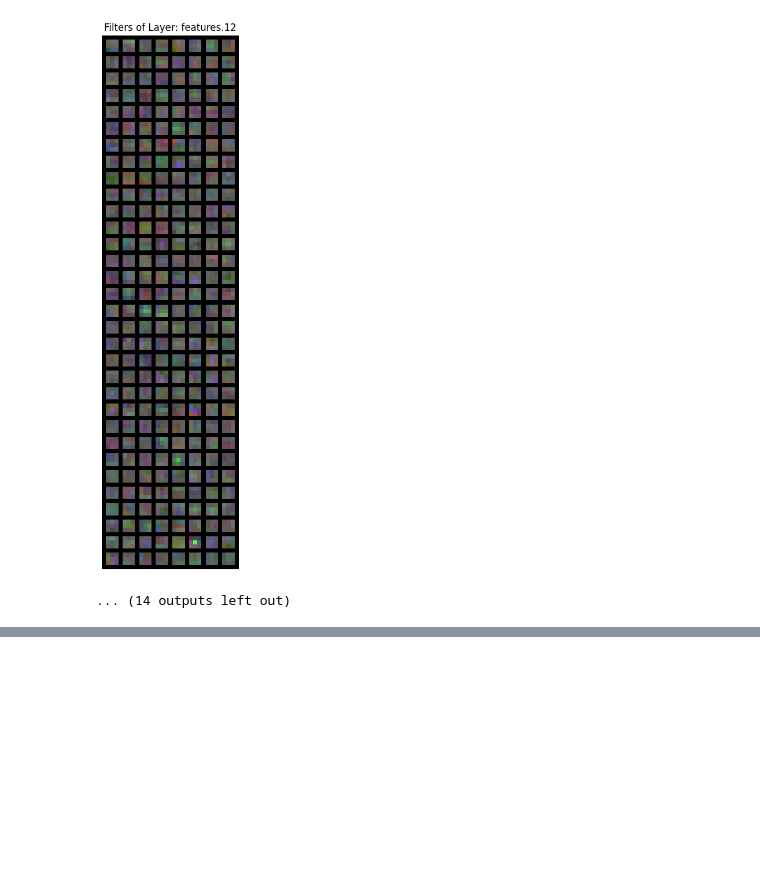
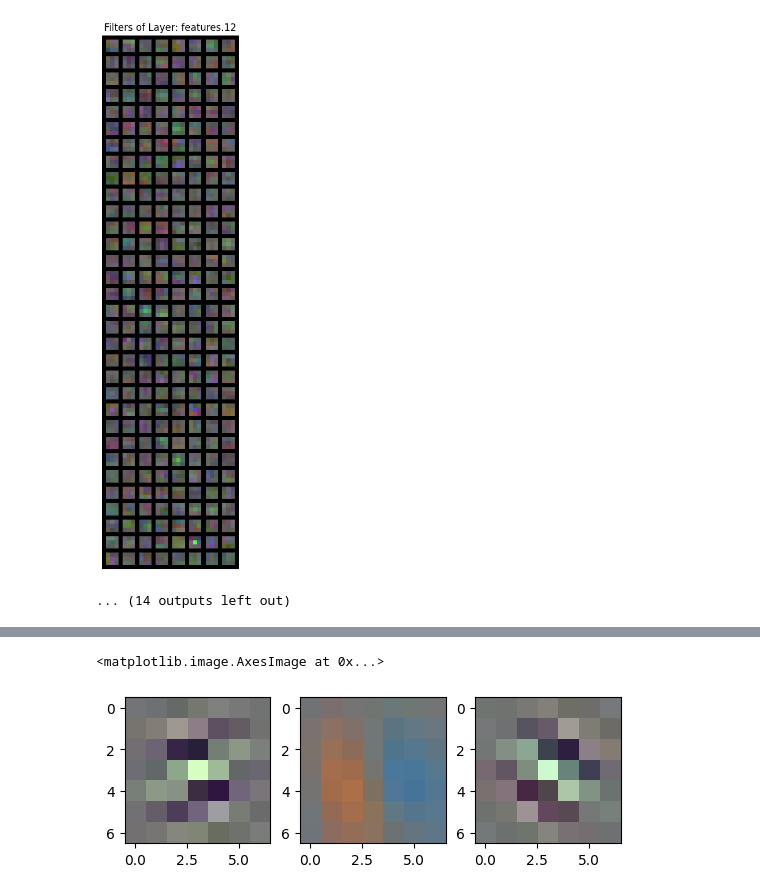
Before and after one commit to adityaswamii/deep-learning-for-cv, a Jupyter notebook: lectures/cifar10-cnn.ipynb, the cells around one changed output, grey strips where cells are left out. Drawn from its saved outputs; the diff is of its cells as text; code cells hidden in the pictures; blank space fills up the shorter version.

```diff
--- a/lectures/cifar10-cnn.ipynb
+++ b/lectures/cifar10-cnn.ipynb
@@ -141,0 +172,20 @@ Test set: Average loss: 0.2748, Accuracy: 818/10000 (8%)
+# %%
+weights = model_rn.conv1.weight.data
+weights = weights.cpu().detach()
+weights_norm = weights - weights.min()
+weights_norm = weights_norm / weights_norm.max()
+plt.subplot(131)
+w1_t = weights[24].unsqueeze(0)
+w1 = weights_norm[24].permute(1,2,0).numpy()
+plt.imshow(w1)
+plt.subplot(132)
+w2_t = weights[5].unsqueeze(0)
+w2 = weights_norm[5].permute(1,2,0).numpy()
+plt.imshow(w2)
+plt.subplot(133)
+w3_t = weights[39].unsqueeze(0)
+w3 = weights_norm[39].permute(1,2,0).numpy()
+plt.imshow(w3)
+# %% [output]
+<matplotlib.image.AxesImage at 0x...>
+[figure, added]
```
Also changed, not shown: parts of 19 cells of this notebook, 7 other files.
